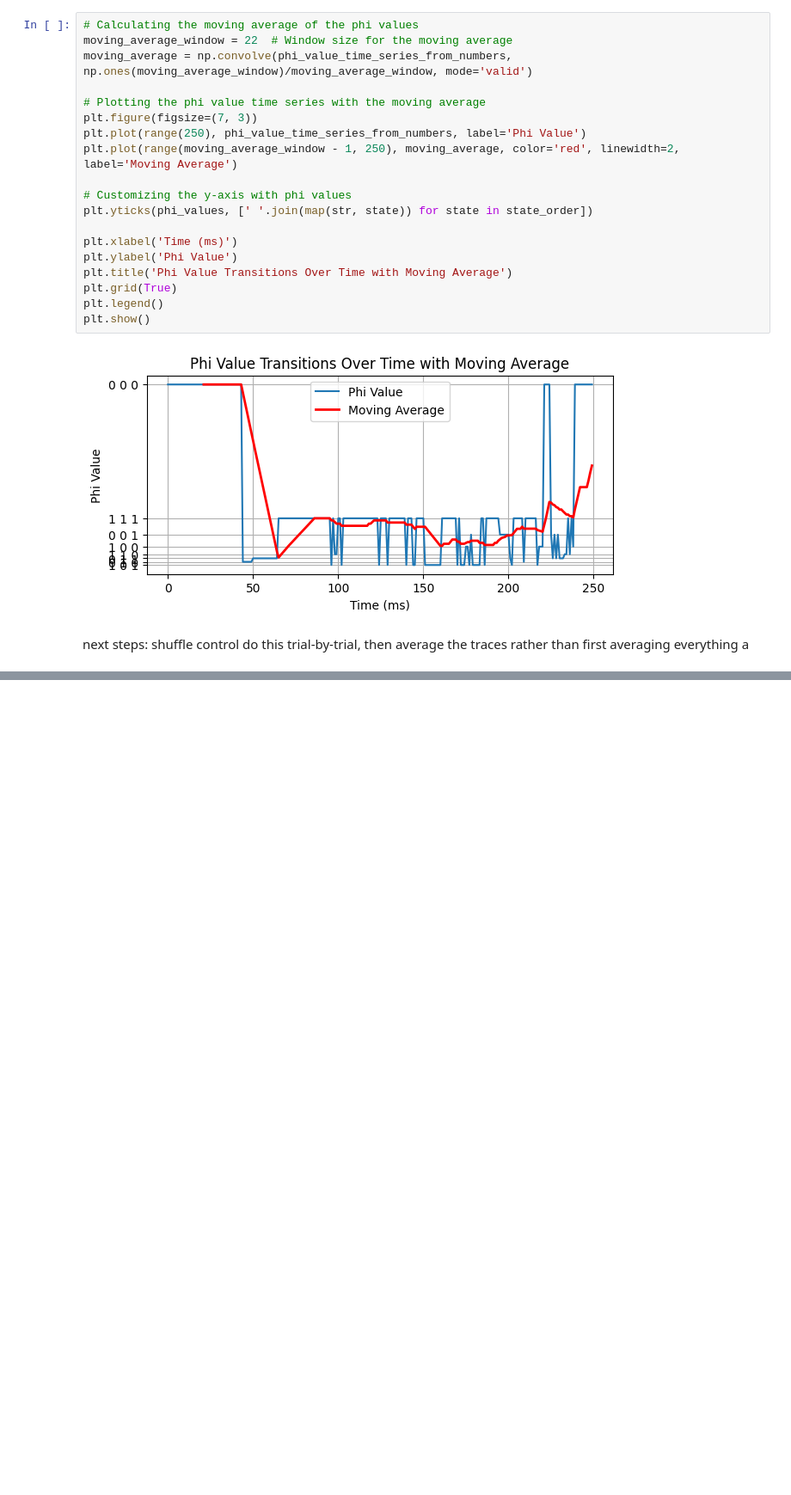
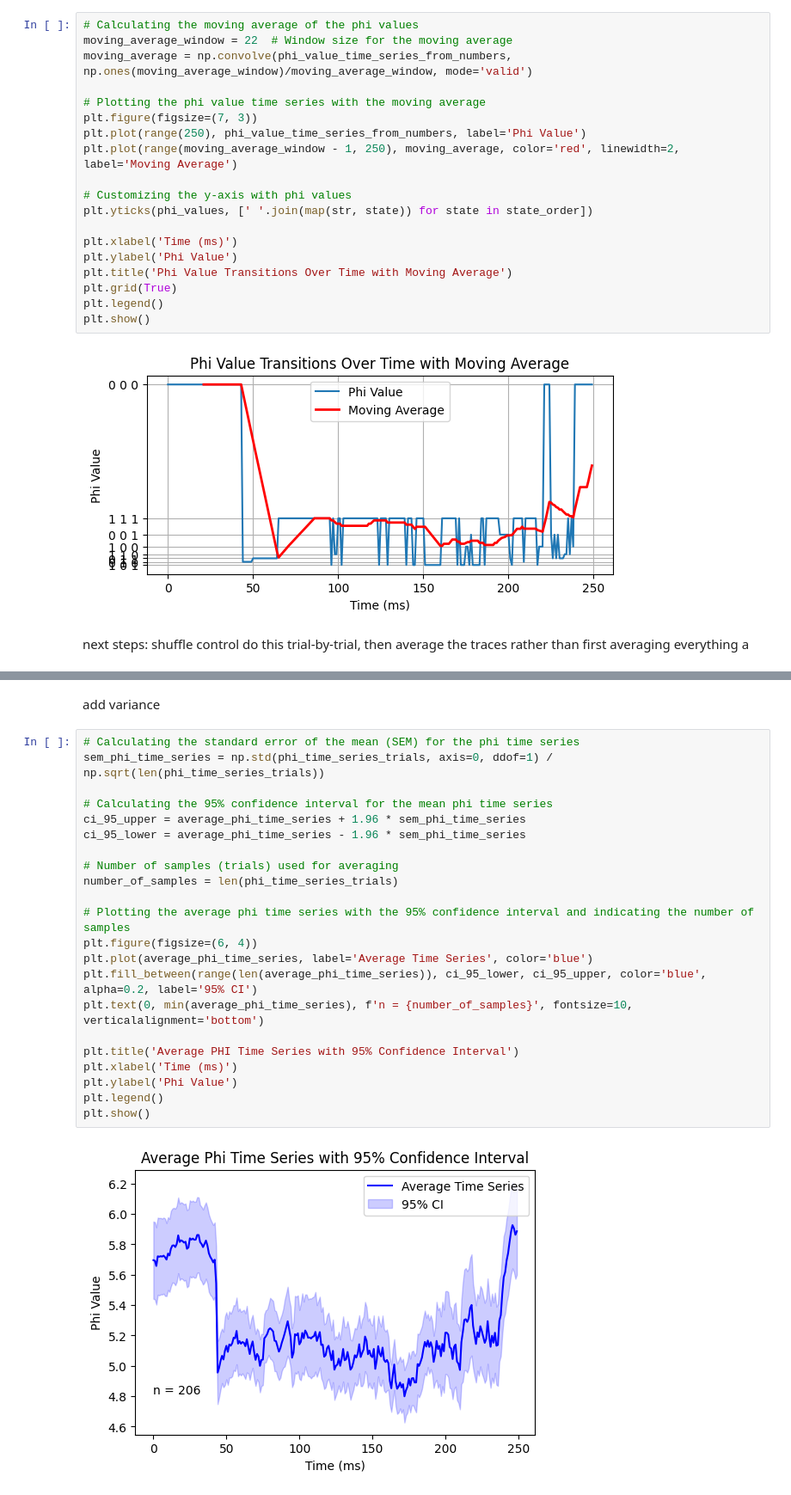
Before and after one commit to dralvima/IITmethods, a Jupyter notebook: Allen_spike_trials_PyPhi.ipynb, the cells around one changed output, grey strips where cells are left out. Shown at 86% size. Cells and saved outputs as stored; diff of their text form; blank space fills up the shorter version.

```diff
--- a/Allen_spike_trials_PyPhi.ipynb
+++ b/Allen_spike_trials_PyPhi.ipynb
@@ -1185,0 +1464,26 @@ do this trial-by-trial, then average the traces rather than first averaging ever
+# %% [markdown]
+add variance
+# %%
+# Calculating the standard error of the mean (SEM) for the phi time series
+sem_phi_time_series = np.std(phi_time_series_trials, axis=0, ddof=1) / np.sqrt(len(phi_time_series_trials))
+
+# Calculating the 95% confidence interval for the mean phi time series
+ci_95_upper = average_phi_time_series + 1.96 * sem_phi_time_series
+ci_95_lower = average_phi_time_series - 1.96 * sem_phi_time_series
+
+# Number of samples (trials) used for averaging
+number_of_samples = len(phi_time_series_trials)
+
+# Plotting the average phi time series with the 95% confidence interval and indicating the number of samples
+plt.figure(figsize=(6, 4))
+plt.plot(average_phi_time_series, label='Average Time Series', color='blue')
+plt.fill_between(range(len(average_phi_time_series)), ci_95_lower, ci_95_upper, color='blue', alpha=0.2, label='95% CI')
+plt.text(0, min(average_phi_time_series), f'n = {number_of_samples}', fontsize=10, verticalalignment='bottom')
+
+plt.title('Average PHI Time Series with 95% Confidence Interval')
+plt.xlabel('Time (ms)')
+plt.ylabel('Phi Value')
+plt.legend()
+plt.show()
+# %% [output]
+[figure, added]
```
Also changed, not shown: parts of 28 cells of this notebook.
